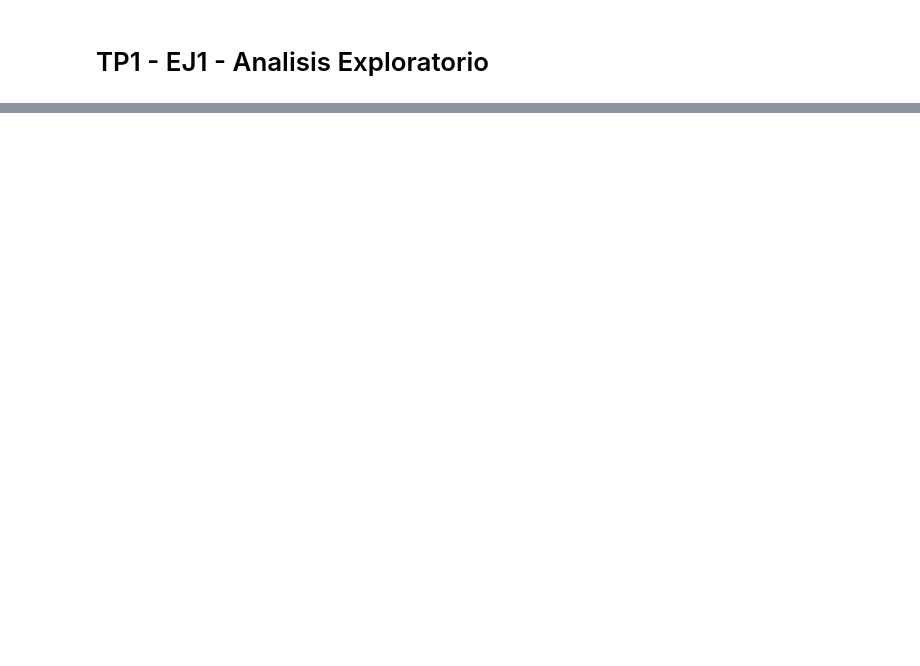
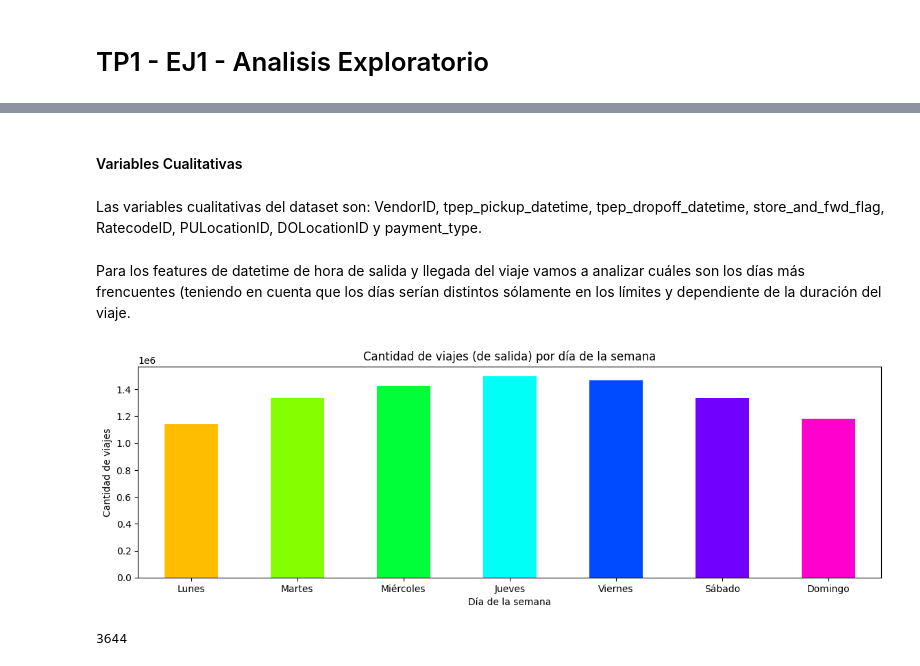
Before and after one commit to meifius/TA047R_2C2024_GRUPO5, a Jupyter notebook: TP1/TA047R_TP1_GRUPO05_ENTREGA_EJ1.ipynb, the cells around one changed output, grey strips where cells are left out. Drawn from its saved outputs; the diff is of its cells as text; code cells hidden in the pictures; blank space fills up the shorter version.

```diff
--- a/TP1/TA047R_TP1_GRUPO05_ENTREGA_EJ1.ipynb
+++ b/TP1/TA047R_TP1_GRUPO05_ENTREGA_EJ1.ipynb
@@ -260,0 +30,3 @@ Conclusion:
+# %%
+trip_data_january = pd.read_parquet('data/yellow_tripdata_2023-01.parquet', engine="pyarrow")
+trip_data_january.head(10)
@@ -260,0 +45,3 @@ Conclusion:
+# %%
+trip_data_february = pd.read_parquet('data/yellow_tripdata_2023-02.parquet', engine="pyarrow")
+trip_data_february.head(10)
@@ -260,0 +60,3 @@ Conclusion:
+# %%
+trip_data_march = pd.read_parquet('data/yellow_tripdata_2023-03.parquet', engine="pyarrow")
+trip_data_march.head(10)
@@ -260,0 +77,3 @@ Conclusion:
+# %%
+trip_data = pd.concat([trip_data_january, trip_data_february, trip_data_march], axis=0).reset_index()
+trip_data.head(10)
@@ -260,0 +203,41 @@ Conclusion:
+# %% [markdown]
+#### Variables Cualitativas
+# %% [markdown]
+Las variables cualitativas del dataset son: VendorID, tpep_pickup_datetime, tpep_dropoff_datetime, store_and_fwd_flag, RatecodeID, PULocationID, DOLocationID y payment_type.
+# %% [markdown]
+Para los features de datetime de hora de salida y llegada del viaje vamos a analizar cuáles son los días más frencuentes (teniendo en cuenta que los días serían distintos sólamente en los límites y dependiente de la duración del viaje.
+# %%
+tpep_pickup_days = trip_data.loc[:,['VendorID', 'tpep_pickup_datetime']]
+
+tpep_pickup_days['weekday'] = tpep_pickup_days['tpep_pickup_datetime'].dt.day_name()
+tpep_pickup_days['dayofweek'] = tpep_pickup_days['tpep_pickup_datetime'].dt.dayofweek
+tpep_pickup_days_groupby = tpep_pickup_days.groupby(['dayofweek','weekday']).count()['tpep_pickup_datetime'].reset_index()
+tpep_pickup_days_groupby.set_index('weekday', inplace=True)
+tpep_pickup_days_groupby.drop('dayofweek', inplace=True, axis=1)
+tpep_pickup_days_groupby.index.name = None
+tpep_pickup_days_groupby.rename({
+    'Monday' : 'Lunes',
+    'Tuesday' : 'Martes',
+    'Wednesday' : 'Miércoles',
+    'Thursday' : 'Jueves',
+    'Friday' : 'Viernes',
+    'Saturday' : 'Sábado',
+    'Sunday' : 'Domingo'
+}, axis=0, inplace=True)
+
+plot_tpep_pickup_days = tpep_pickup_days_groupby.plot(y='tpep_pickup_datetime', title = "Cantidad de viajes (de salida) por día de la semana",kind='bar',
+                                                          figsize=(14,4),rot=0, color=(sns.color_palette("hsv", n_colors=7)))
+plot_tpep_pickup_days.set_ylabel('Cantidad de viajes')
+plot_tpep_pickup_days.set_xlabel('Día de la semana')
+plot_tpep_pickup_days.legend().set_visible(False)
+plt.show()
+# %% [output]
+[figure, added]
+# %%
+del tpep_pickup_days
+del tpep_pickup_days_groupby
+del plot_tpep_pickup_days
+# Perform garbage collection
+gc.collect()
+# %% [output]
+3644
```
Also changed, not shown: parts of 296 cells of this notebook.
